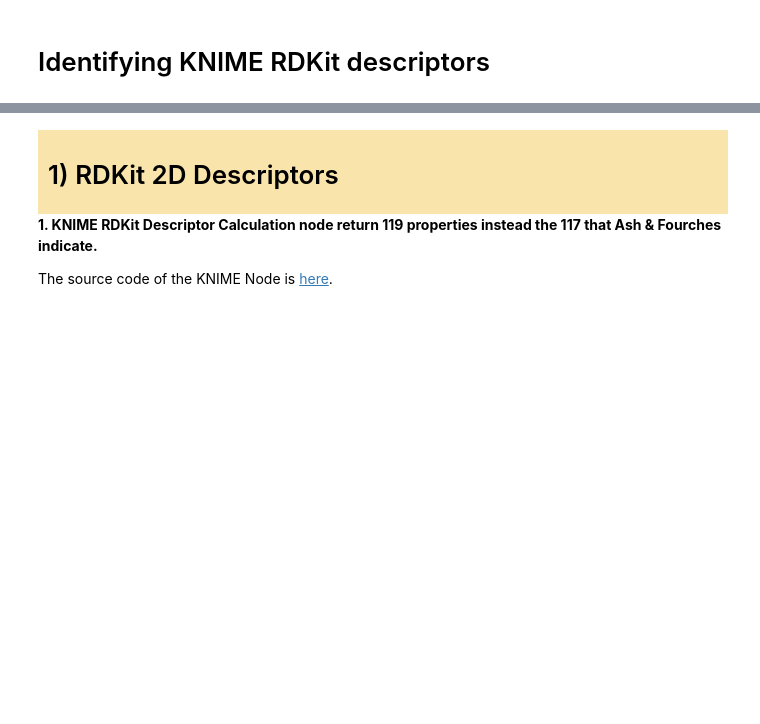
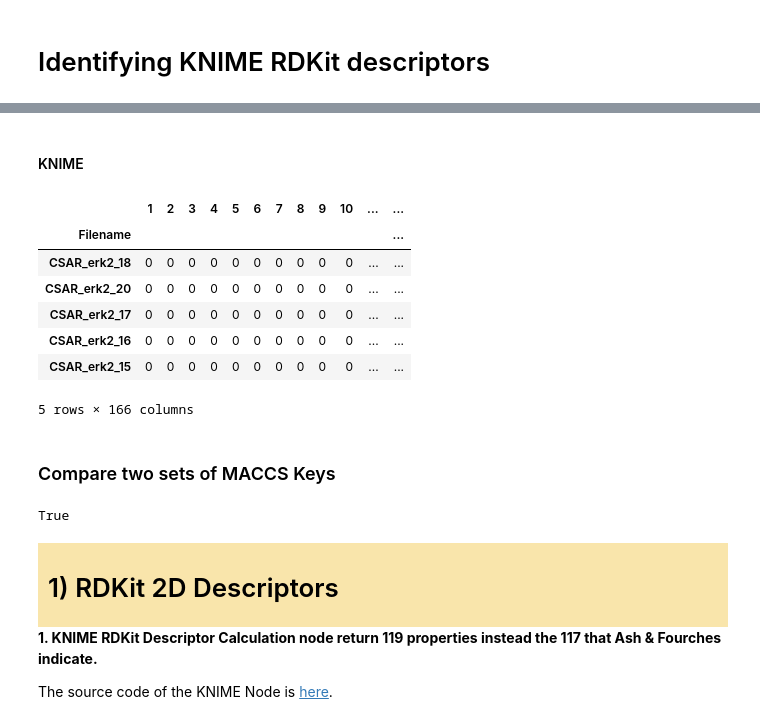
Before and after one commit to jRicciL/ERK2_notebooks, a Jupyter notebook: X_Reviewing_Fourches_work/5_KNIME_vs_RDKit_descriptors.ipynb, the cells around one changed output, grey strips where cells are left out. Cells and saved outputs as stored; diff of their text form; code cells hidden in the pictures; blank space fills up the shorter version.

```diff
--- a/X_Reviewing_Fourches_work/5_KNIME_vs_RDKit_descriptors.ipynb
+++ b/X_Reviewing_Fourches_work/5_KNIME_vs_RDKit_descriptors.ipynb
@@ -20,0 +31,9 @@ model_53 = Chem.SDMolSupplier(SDF_MIN_DIR + 'erk2_53.sdf')[0]
+# %%
+## Get rdkit descriptors
+#  Let's extract the MACCS Keys as a Data frame
+s = df_erk2_mols.maccs.map(lambda x: list(map(np.int, x)))
+df_maccs_all = pd.DataFrame.from_dict(dict(zip(s.index, s.values))).T
+# We have to clarify that MACCS Keys from rdkit includes a dummy key at the begining due to the 0 indexing
+# Let's drop it
+df_maccs_all = df_maccs_all.drop([0], axis=1)
+df_maccs_all.head()
@@ -21,3 +48,32 @@ model_53 = Chem.SDMolSupplier(SDF_MIN_DIR + 'erk2_53.sdf')[0]
+# %% [markdown]
+#### KNIME
+# %%
+df_macc_knime = pd.read_csv('./knime/maccs_fourches_ligs.csv', index_col=0)
+df_macc_knime = df_macc_knime.applymap(np.int)
+# Drop bit vector
+assert df_macc_knime.bitvector0.sum() == 0
+df_macc_knime = df_macc_knime.drop(['bitvector0'], axis=1)
+# Rename columns and indices
+df_macc_knime.columns = df_maccs_all.columns
+df_macc_knime.index = df_macc_knime.index.str.strip('.sdf')
+# Reindex to match the same order used by fourches
+df_macc_knime = df_macc_knime.reindex(df_maccs_all.index.values)
+df_macc_knime.head()
+# %% [output]
+|  | 1 | 2 | 3 | 4 | 5 | 6 | 7 | 8 | 9 | 10 | ... | ... |
+| Filename |  |  |  |  |  |  |  |  |  |  |  | ... |
+| CSAR_erk2_18 | 0 | 0 | 0 | 0 | 0 | 0 | 0 | 0 | 0 | 0 | ... | ... |
+| CSAR_erk2_20 | 0 | 0 | 0 | 0 | 0 | 0 | 0 | 0 | 0 | 0 | ... | ... |
+| CSAR_erk2_17 | 0 | 0 | 0 | 0 | 0 | 0 | 0 | 0 | 0 | 0 | ... | ... |
+| CSAR_erk2_16 | 0 | 0 | 0 | 0 | 0 | 0 | 0 | 0 | 0 | 0 | ... | ... |
+| CSAR_erk2_15 | 0 | 0 | 0 | 0 | 0 | 0 | 0 | 0 | 0 | 0 | ... | ... |
+5 rows × 166 columns
+# %% [markdown]
+### Compare two sets of MACCS Keys
+# %%
+(df_maccs_all == df_macc_knime).all().all()
+# %% [output]
+True
 # %% [markdown]
 <div style='background-color: #F9E5AB; padding: 1px 2px 5px 10px; font-size: 1em;'>
     <h1 class='text-danger'>1) RDKit 2D Descriptors</h1>
```
Also changed, not shown: parts of 16 cells of this notebook.
